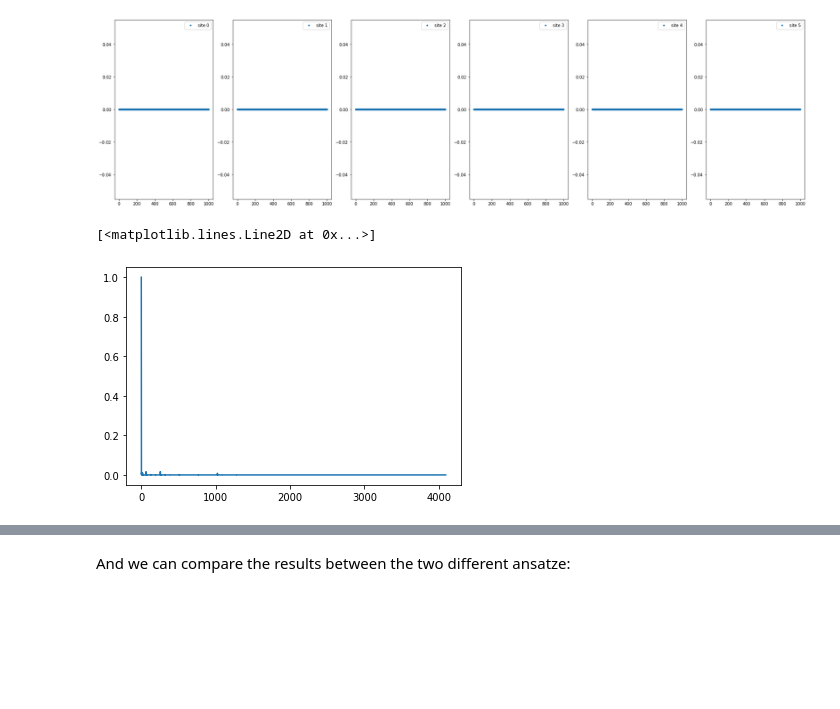
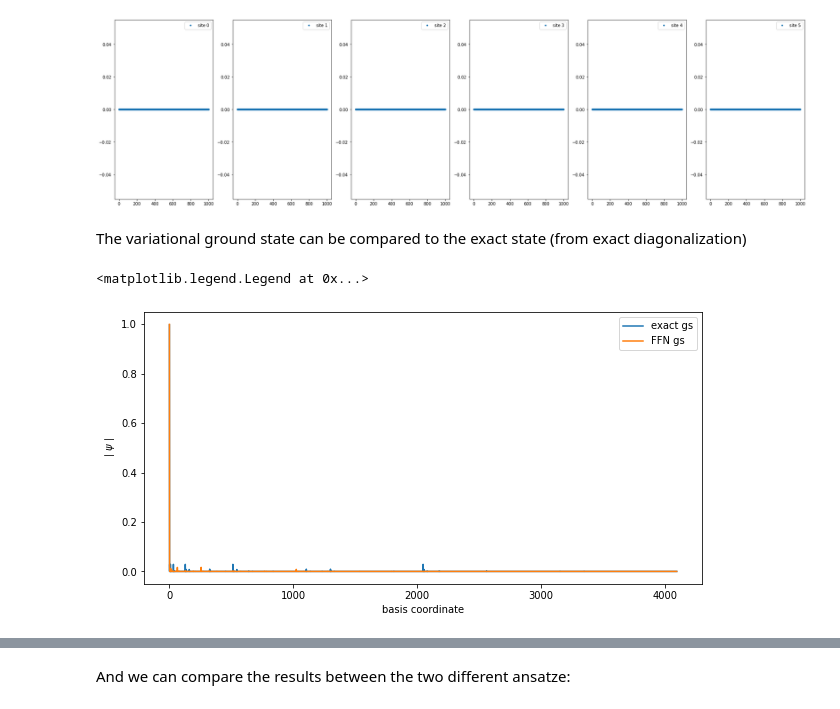
Before and after one commit to erinaldi/bmn2-netket, a Jupyter notebook: notebooks/MatrixModel.ipynb, the cells around one changed output, grey strips where cells are left out. Drawn from its saved outputs; the diff is of its cells as text; code cells hidden in the pictures; blank space fills up the shorter version.

```diff
--- a/notebooks/MatrixModel.ipynb
+++ b/notebooks/MatrixModel.ipynb
@@ -600,8 +611,15 @@ for i,axi in enumerate(ax):
     axi.legend()
 # %% [output]
 [figure]
-# %%
-plt.plot(vstate.to_array())
-# %% [output]
-[<matplotlib.lines.Line2D at 0x...>]
-[figure, removed]
+# %% [markdown]
+The variational ground state can be compared to the exact state (from exact diagonalization)
+# %%
+fig, ax = plt.subplots(figsize=(10,5))
+ax.plot(np.abs(eig_vecs[:,0]),label="exact gs")
+ax.plot(np.abs(vstate.to_array()),label="FFN gs")
+ax.set_xlabel("basis coordinate")
+ax.set_ylabel(r"$\mid \psi \mid$")
+ax.legend(loc=0)
+# %% [output]
+<matplotlib.legend.Legend at 0x...>
+[figure, added]
```
Also changed, not shown: parts of 5 cells of this notebook.
